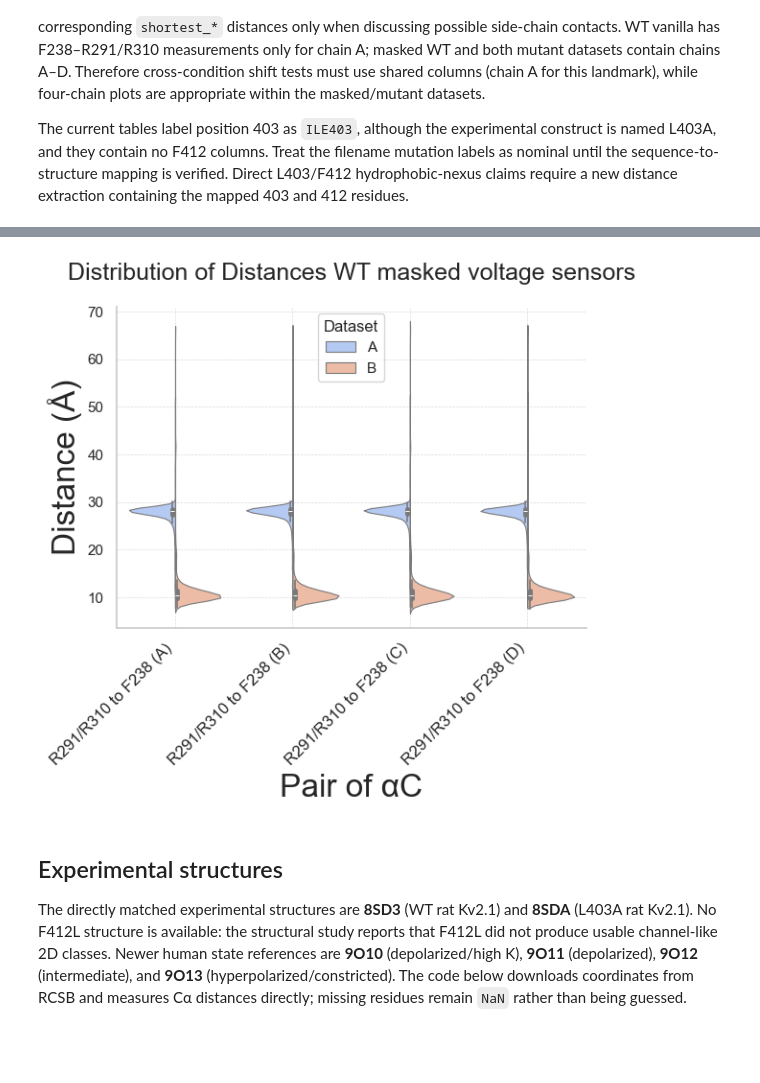
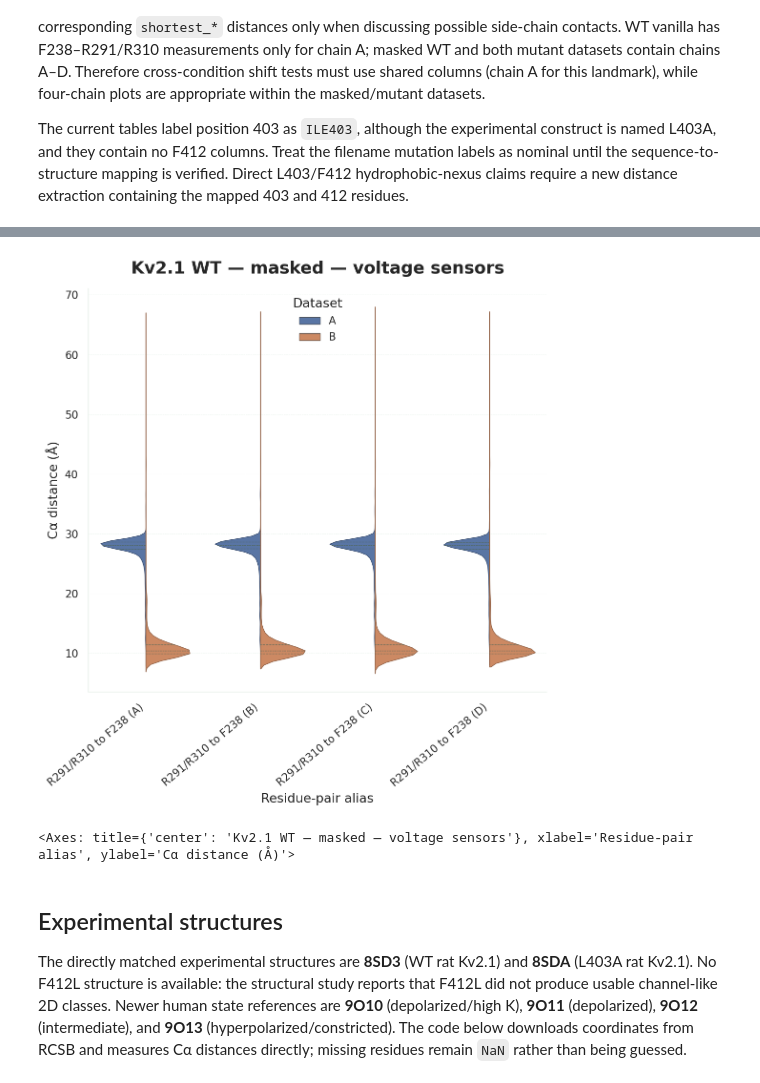
Before and after one commit to adrishg/vgci_mutants, a Jupyter notebook: kv21/Kv21_distanceDistribution_vsExperimental.ipynb, the cells around one changed output, grey strips where cells are left out. Drawn from its saved outputs; the diff is of its cells as text; code cells hidden in the pictures; blank space fills up the shorter version.

```diff
--- a/kv21/Kv21_distanceDistribution_vsExperimental.ipynb
+++ b/kv21/Kv21_distanceDistribution_vsExperimental.ipynb
@@ -373,14 +763,15 @@ def plot_split_violin(df, alias_dict, title_custom_add='', fig_width=6, fig_heig
 # %%
 # Compare paired candidate voltage-sensor interactions in the WT masked ensemble.
 vsd_alias_dict = {
     "R291/R310 to F238 (A)": ("shortest_ARG291A-PHE238A", "shortest_ARG310A-PHE238A"),
     "R291/R310 to F238 (B)": ("shortest_ARG291B-PHE238B", "shortest_ARG310B-PHE238B"),
     "R291/R310 to F238 (C)": ("shortest_ARG291C-PHE238C", "shortest_ARG310C-PHE238C"),
     "R291/R310 to F238 (D)": ("shortest_ARG291D-PHE238D", "shortest_ARG310D-PHE238D"),
 }
-plot_split_violin(df_wt_masked, vsd_alias_dict, title_custom_add="WT masked voltage sensors")
+plot_split_violin(df_wt_masked, vsd_alias_dict, title_custom_add="— Kv2.1 WT — masked — voltage sensors", fig_width=10.5, fig_height=8.0)
 # %% [output]
-[figure, old version]
+[figure, new version]
+<Axes: title={'center': 'Kv2.1 WT — masked — voltage sensors'}, xlabel='Residue-pair alias', ylabel='Cα distance (Å)'>
 # %% [markdown]
 ## Experimental structures
 
```
Also changed, not shown: parts of 31 cells of this notebook, 9 other files.
